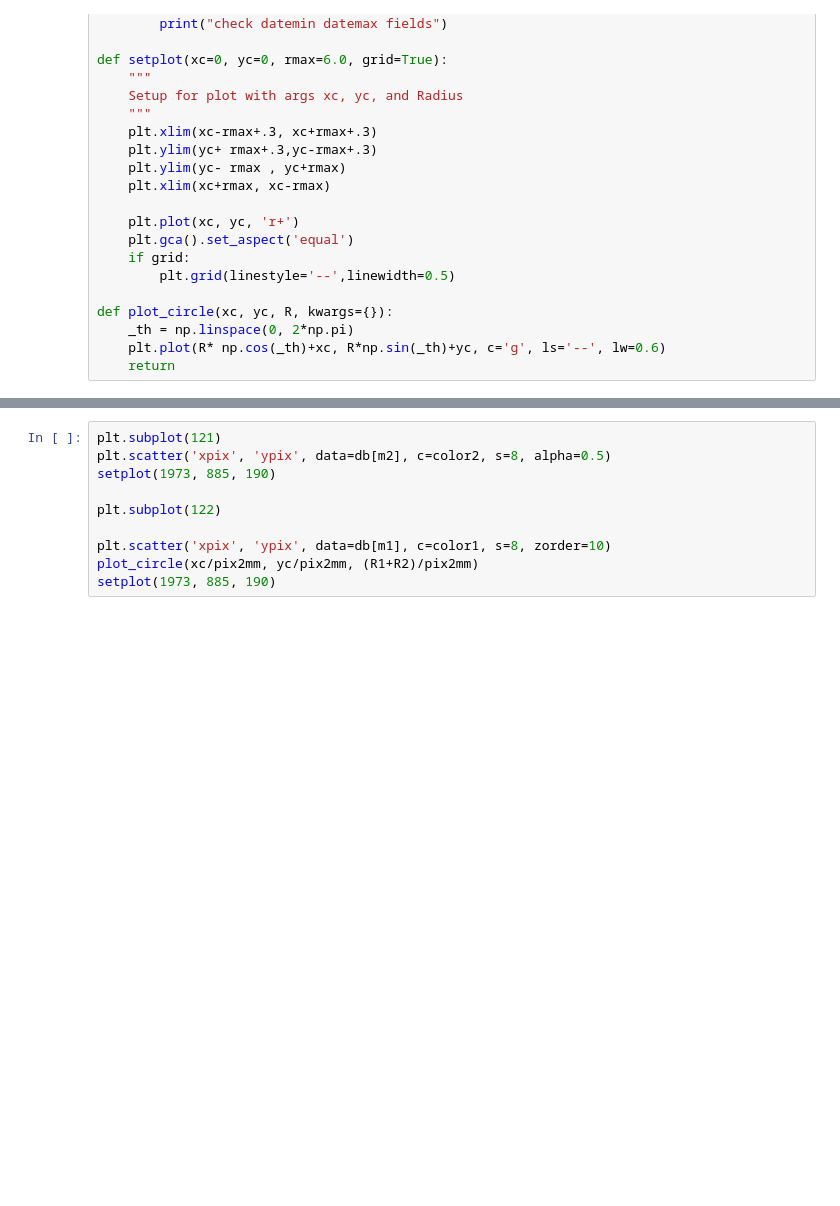
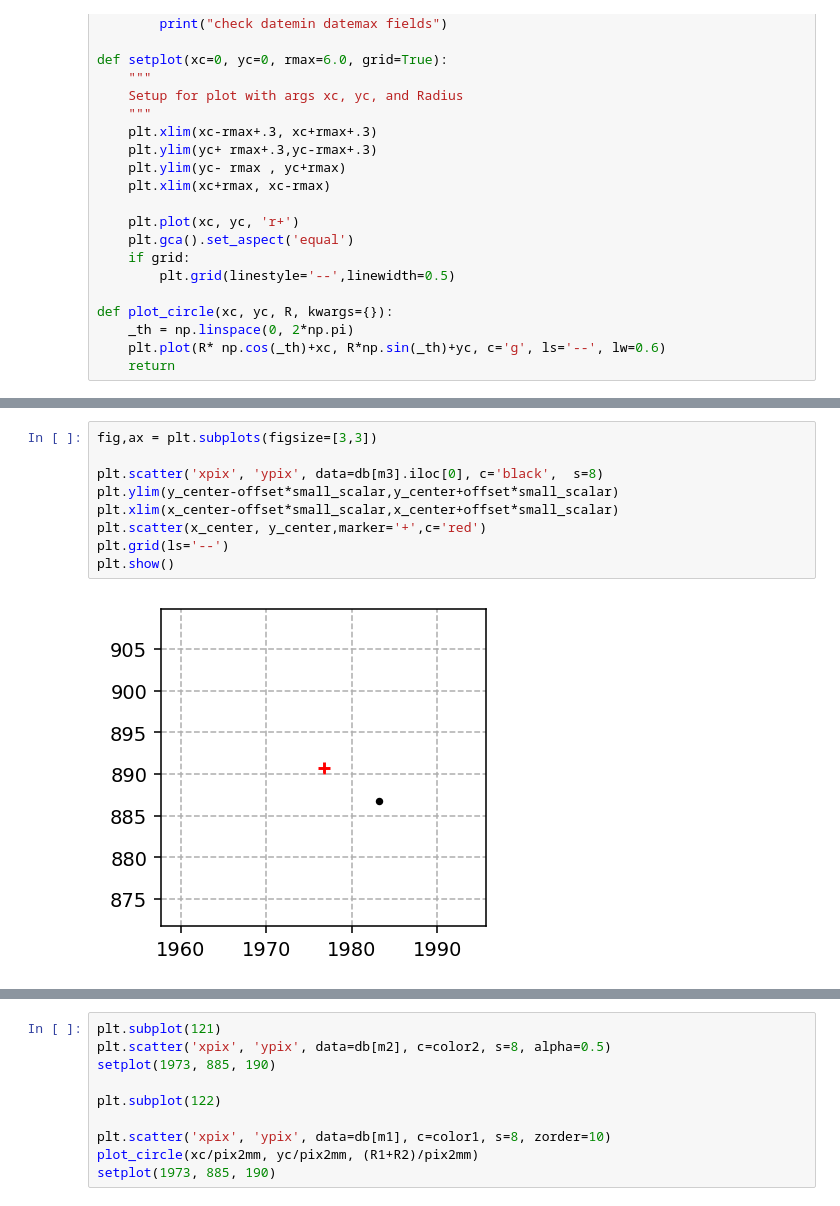
Before and after one commit to SSantosLab/DESI-QA, a Jupyter notebook: calib/Report-sean.ipynb, the cells around one changed output, grey strips where cells are left out. Saved outputs shown, nothing was run; the diff lists cells and outputs as text; blank space fills up the shorter version.

```diff
--- a/calib/Report-sean.ipynb
+++ b/calib/Report-sean.ipynb
@@ -285 +301,12 @@ setplot(1973, 885, 190)
+# %%
+fig,ax = plt.subplots(figsize=[3,3])
+
+plt.scatter('xpix', 'ypix', data=db[m3].iloc[0], c='black',  s=8)
+plt.ylim(y_center-offset*small_scalar,y_center+offset*small_scalar)
+plt.xlim(x_center-offset*small_scalar,x_center+offset*small_scalar)
+plt.scatter(x_center, y_center,marker='+',c='red')
+plt.grid(ls='--')
+plt.show()
+# %% [output]
+[figure, added]
 # %%
```
Also changed, not shown: parts of 7 cells of this notebook, 27 other files.
